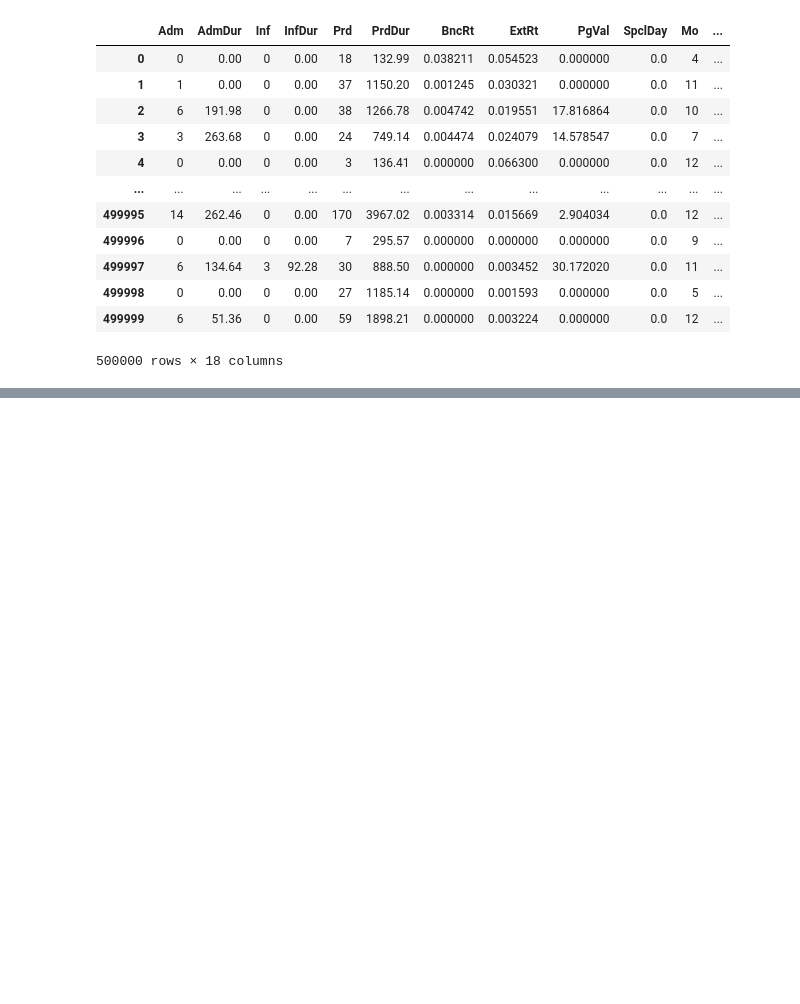
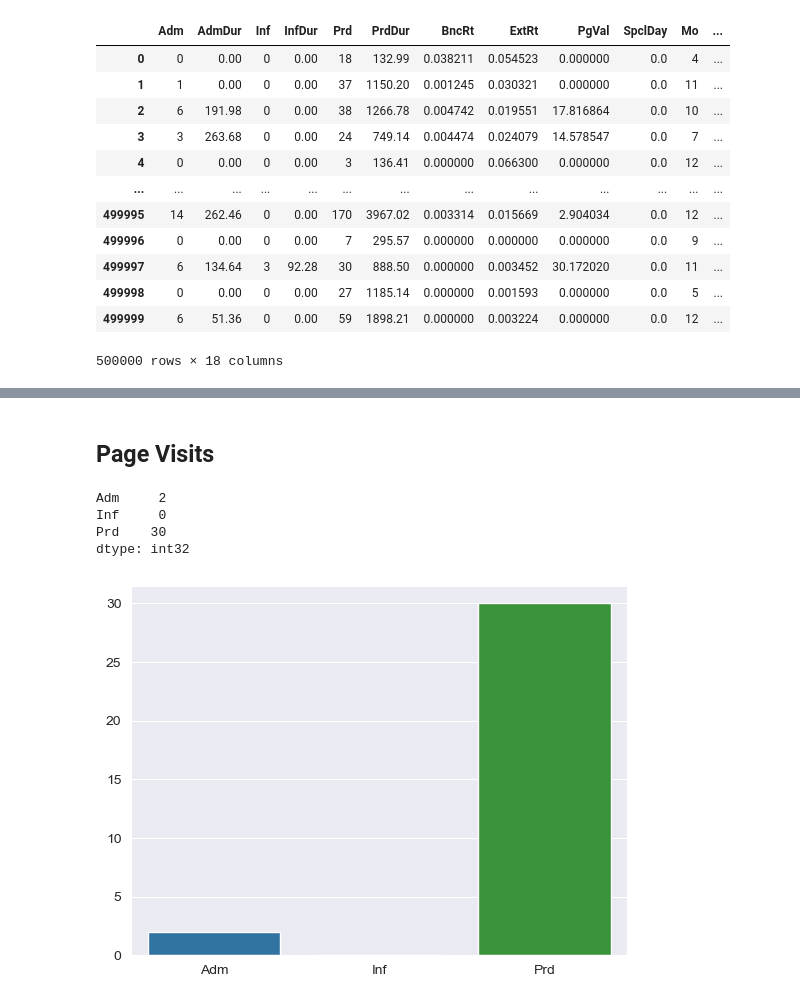
Before and after one commit to ericks-on/Online-Shoppers-logistic-regression-model, a Jupyter notebook: index.ipynb, the cells around one changed output, grey strips where cells are left out. Cells and saved outputs as stored; diff of their text form; code cells hidden in the pictures; blank space fills up the shorter version.

```diff
--- a/index.ipynb
+++ b/index.ipynb
@@ -35,3 +39,5 @@ import pandas as pd
+# %%
+sns.set_style('darkgrid')
 # %%
 df = pd.read_csv('XY_Shop.csv')
 df
@@ -51,0 +69,4 @@ df
+# %%
+missing_rev = df.loc[df.Rev.isna()]
+df.dropna(inplace=True)
+df.info()
@@ -51,0 +97,3 @@ df
+# %%
+df.drop_duplicates(inplace=True)
+df
@@ -51,0 +114,16 @@ df
+# %% [markdown]
+## Page Visits
+# %%
+page_visits = df[['Adm', 'Inf', 'Prd']]
+
+# plotting the average page visits per session
+avg_visits = page_visits.mean().astype(int)
+print(avg_visits)
+
+sns.barplot(x=avg_visits.index, y=avg_visits);
+# %% [output]
+Adm     2
+Inf     0
+Prd    30
+dtype: int32
+[figure, added]
```
Also changed, not shown: parts of 55 cells of this notebook.
